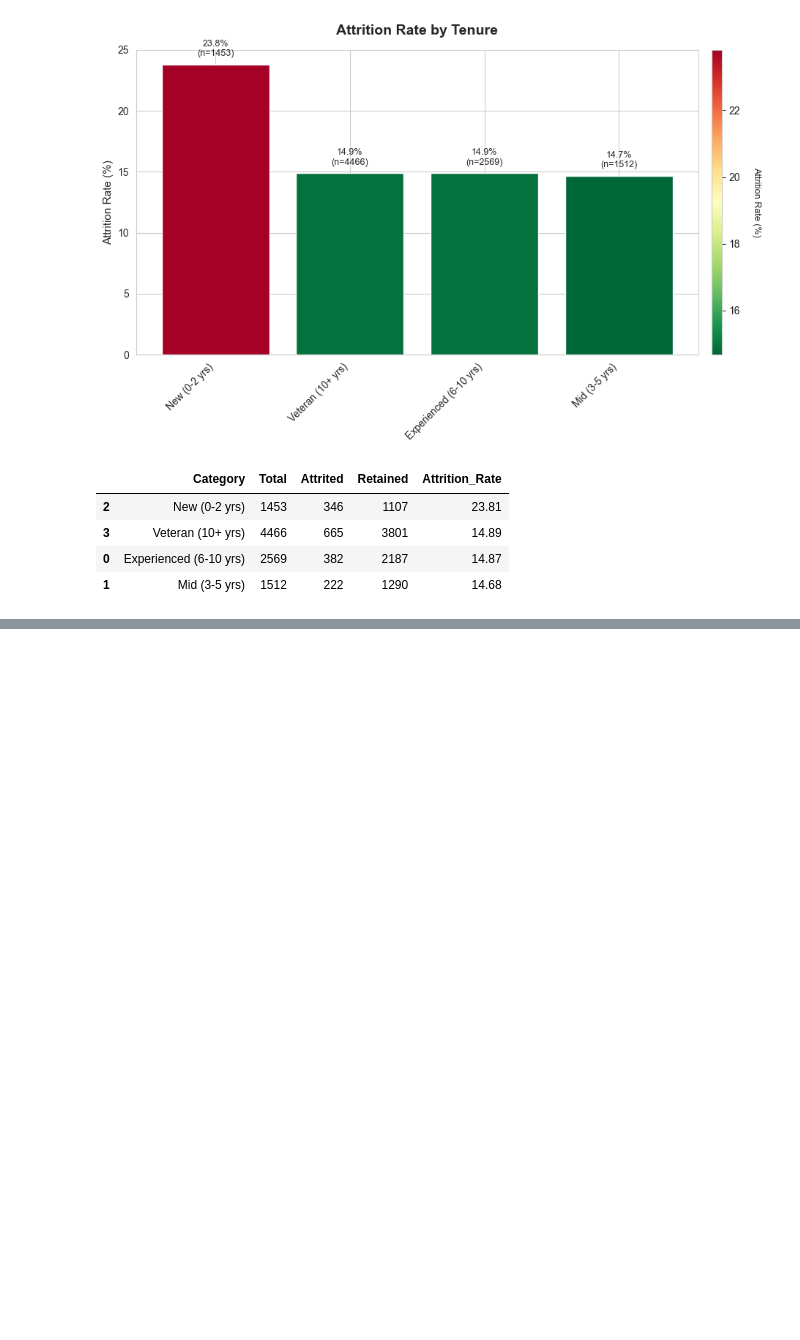
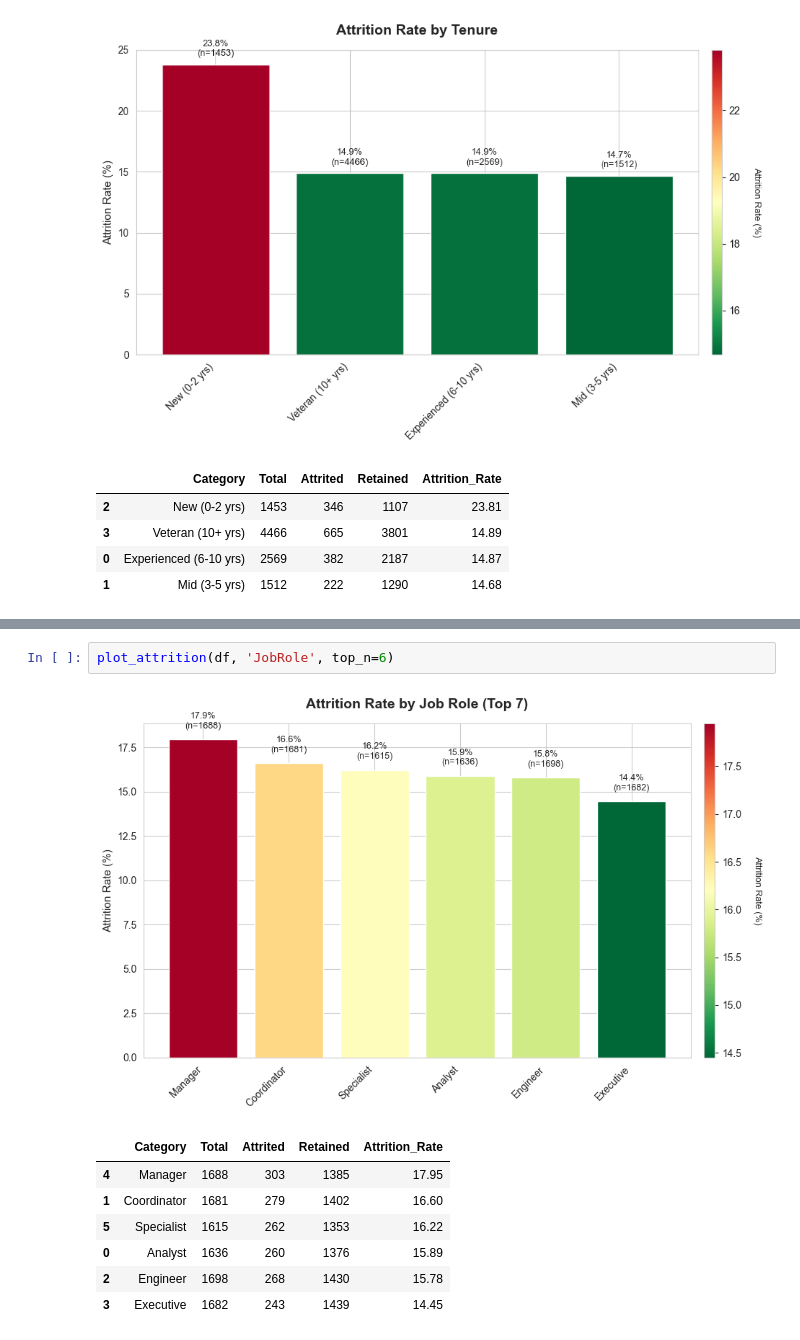
Before and after one commit to rahulkumar3030/Bain_Case_Study, a Jupyter notebook: notebooks/charts.ipynb, the cells around one changed output, grey strips where cells are left out. Drawn from its saved outputs; the diff is of its cells as text; blank space fills up the shorter version.

```diff
--- a/notebooks/charts.ipynb
+++ b/notebooks/charts.ipynb
@@ -322,0 +325,11 @@ plot_attrition(df, 'PerformanceRating')
+# %%
+plot_attrition(df, 'JobRole', top_n=6)
+# %% [output]
+[figure, added]
+|  | Category | Total | Attrited | Retained | Attrition_Rate |
+| 4 | Manager | 1688 | 303 | 1385 | 17.95 |
+| 1 | Coordinator | 1681 | 279 | 1402 | 16.60 |
+| 5 | Specialist | 1615 | 262 | 1353 | 16.22 |
+| 0 | Analyst | 1636 | 260 | 1376 | 15.89 |
+| 2 | Engineer | 1698 | 268 | 1430 | 15.78 |
+| 3 | Executive | 1682 | 243 | 1439 | 14.45 |
```
Also changed, not shown: parts of 4 cells of this notebook, 2 other files.
